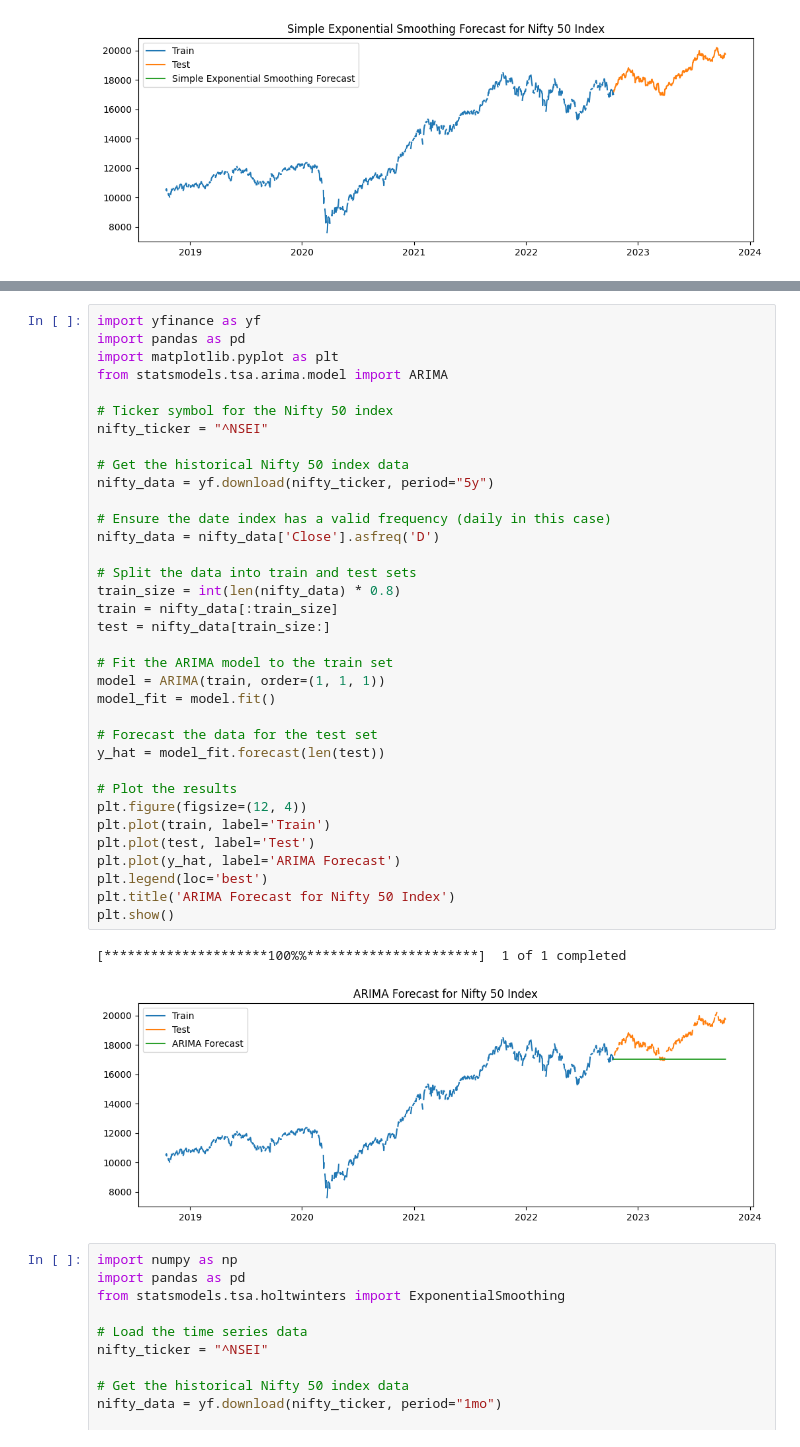
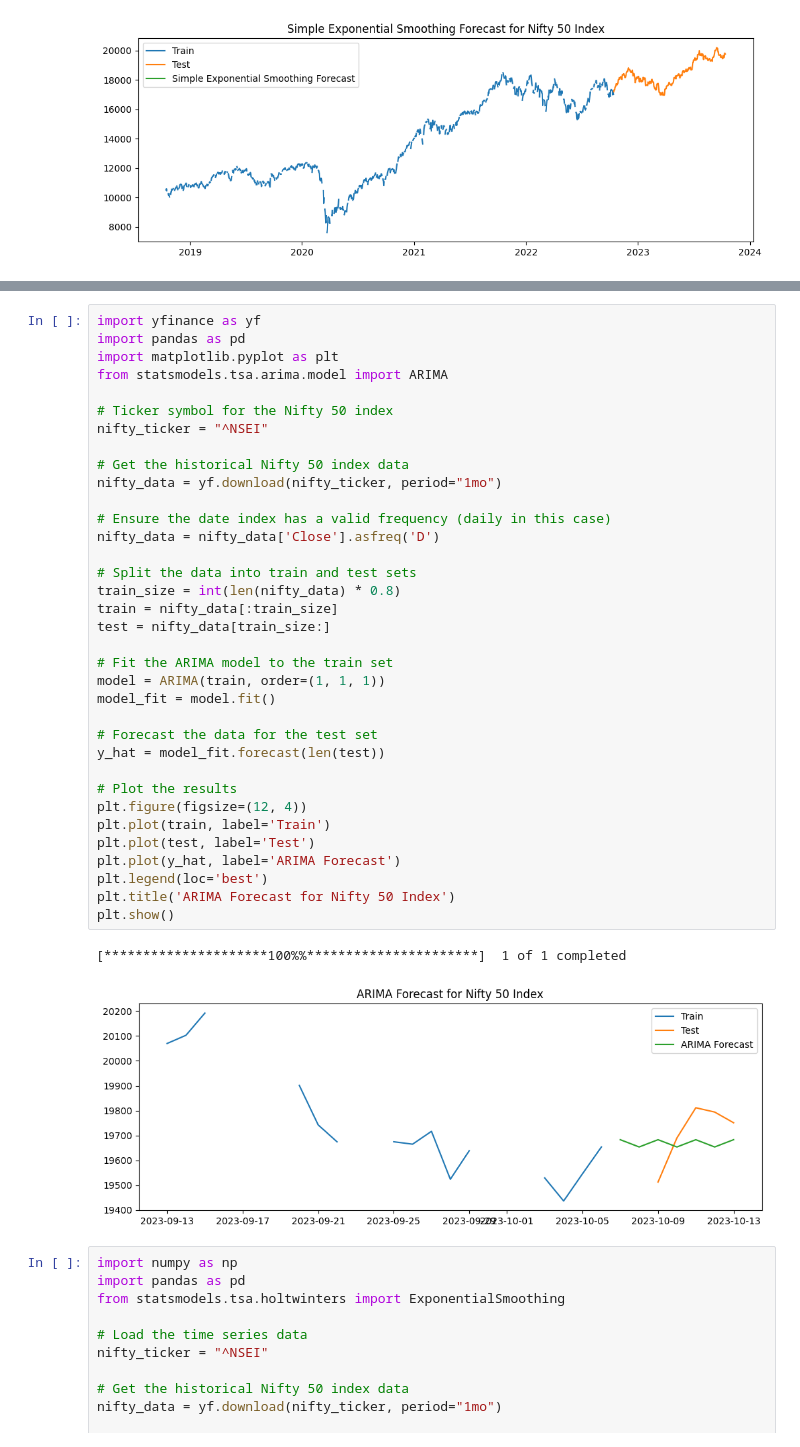
Before and after one commit to tuxlimr/Celery_Preprocessing, a Jupyter notebook: TimeSeries_inStocks.ipynb, the cells around one changed output, grey strips where cells are left out. Saved outputs shown, nothing was run; the diff lists cells and outputs as text.

```diff
--- a/TimeSeries_inStocks.ipynb
+++ b/TimeSeries_inStocks.ipynb
@@ -484,35 +484,35 @@ from statsmodels.tsa.arima.model import ARIMA
 # Ticker symbol for the Nifty 50 index
 nifty_ticker = "^NSEI"
 
 # Get the historical Nifty 50 index data
-nifty_data = yf.download(nifty_ticker, period="5y")
+nifty_data = yf.download(nifty_ticker, period="1mo")
 
 # Ensure the date index has a valid frequency (daily in this case)
 nifty_data = nifty_data['Close'].asfreq('D')
 
 # Split the data into train and test sets
 train_size = int(len(nifty_data) * 0.8)
 train = nifty_data[:train_size]
 test = nifty_data[train_size:]
 
 # Fit the ARIMA model to the train set
 model = ARIMA(train, order=(1, 1, 1))
 model_fit = model.fit()
 
 # Forecast the data for the test set
 y_hat = model_fit.forecast(len(test))
 
 # Plot the results
 plt.figure(figsize=(12, 4))
 plt.plot(train, label='Train')
 plt.plot(test, label='Test')
 plt.plot(y_hat, label='ARIMA Forecast')
 plt.legend(loc='best')
 plt.title('ARIMA Forecast for Nifty 50 Index')
 plt.show()
 # %% [output]
 [*********************100%%**********************]  1 of 1 completed
-[figure, old version]
+[figure, new version]
 # %%
 import numpy as np
 import pandas as pd
```
Also changed, not shown: parts of 3 cells of this notebook.
